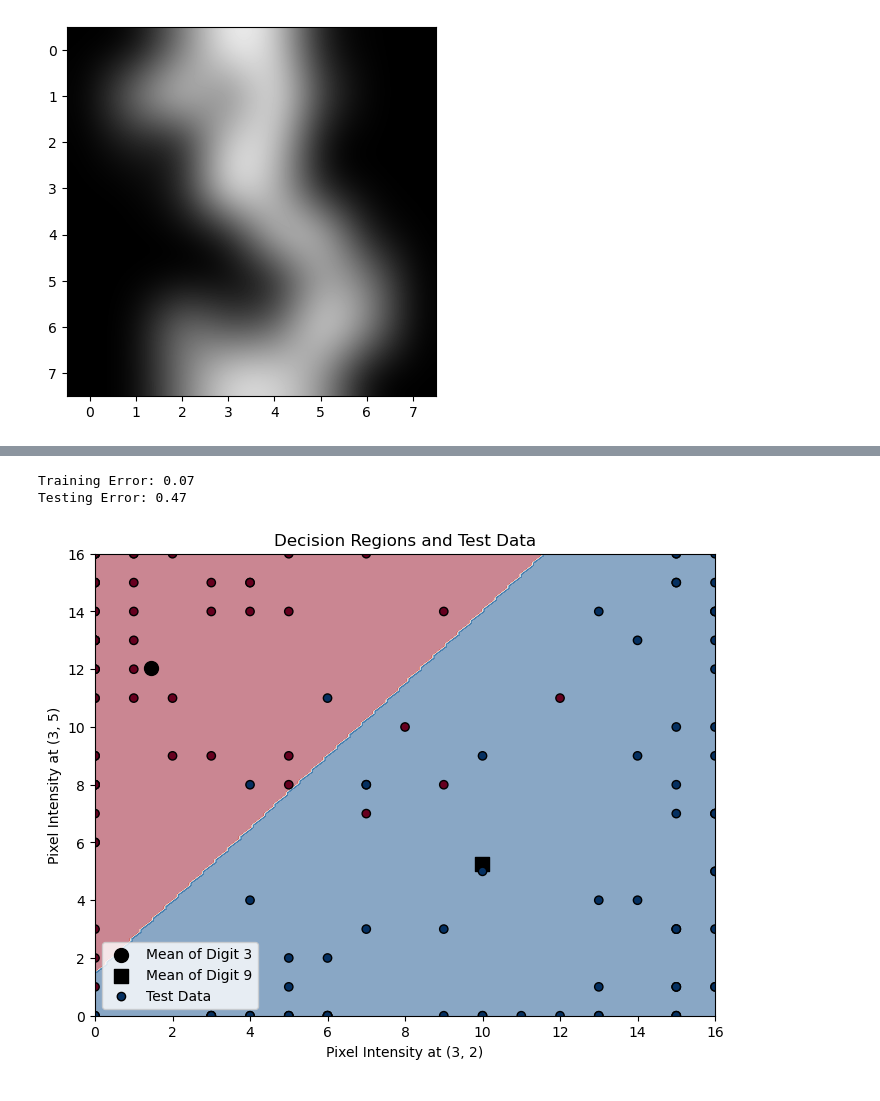
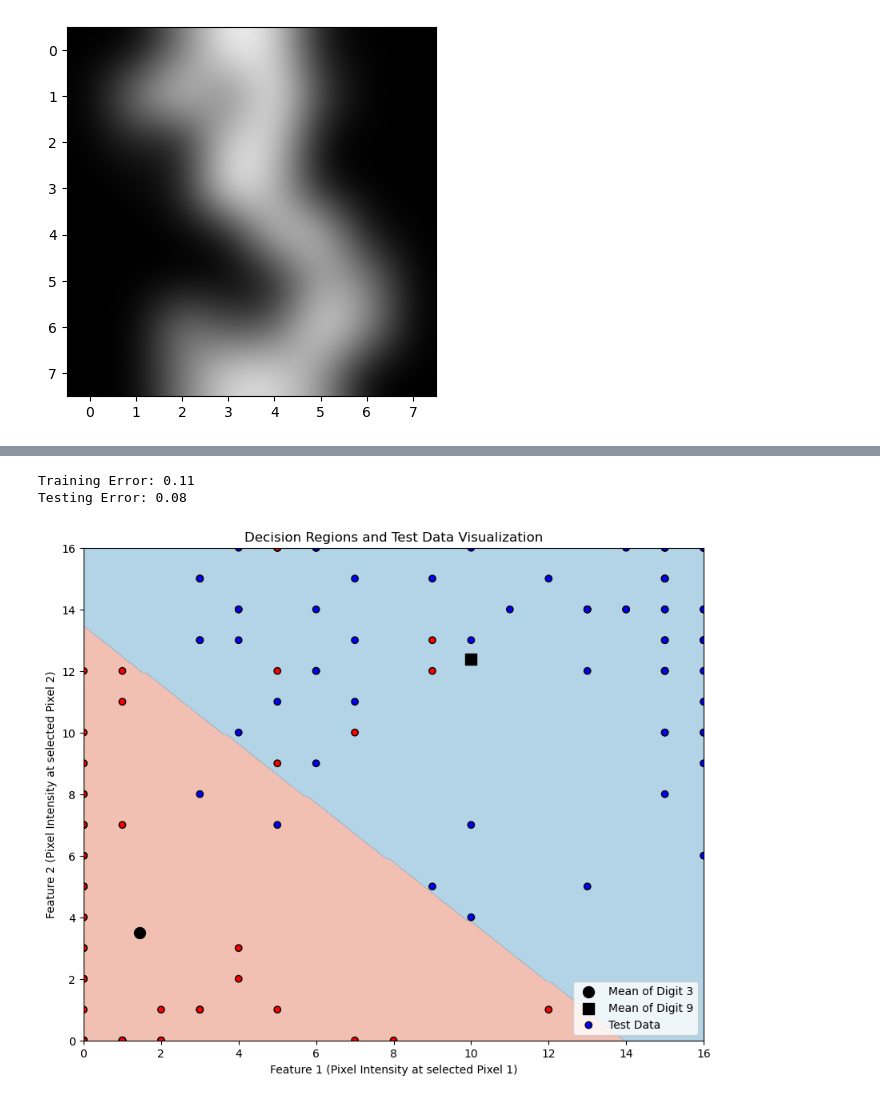
Before and after one commit to robin-alter/MSE-Exercises, a Jupyter notebook: 2024_05_08_Exercise_01/linear-classifiers-Ex2.ipynb, the cells around one changed output, grey strips where cells are left out. Cells and saved outputs as stored; diff of their text form; code cells hidden in the pictures.

```diff
--- a/2024_05_08_Exercise_01/linear-classifiers-Ex2.ipynb
+++ b/2024_05_08_Exercise_01/linear-classifiers-Ex2.ipynb
@@ -69,12 +48,0 @@ plt.show()
-# %%
-
-# Define the pixel indices that best distinguish between 3 and 9
-pixel_1 = 26  # Row 3, Column 2 (0-indexed)
-pixel_2 = 36  # Row 4, Column 4 (0-indexed)
-
-# Function to extract 2D features
-def features2d(x):
-    f1 = x[:, pixel_1]  # Feature 1
-    f2 = x[:, pixel_2]  # Feature 2
-    features = np.column_stack((f1, f2))
-    return features
@@ -116,79 +128,76 @@ plt.show()
 # %%
-
-# Convert list to numpy arrays for easier processing with scikit-learn and matplotlib
+# Convert test data to a NumPy array and extract 2D features
 X_test_array = np.array(X_test)
-
-# Extract 2D features for test data
 X_test_2d = features2d(X_test_array)
 
-# Adjust labels to -1 for '3' and 1 for '9'
+# Function to adjust labels to -1 for '3' and 1 for '9'
 def adjust_labels(labels):
     return np.where(labels == 3, -1, 1)
 
-y_train_labels = adjust_labels(y_train_array)
-y_test_labels = adjust_labels(y_test)
+# Adjust labels for training and test datasets
+y_train_labels = adjust_labels(np.array(y_train))  # Ensure y_train is converted to a NumPy array if not already
+y_test_labels = adjust_labels(np.array(y_test))    # Convert y_test to a NumPy array for consistent processing
 
-# Define the nearest mean classifier
+# Define the nearest mean classifier optimized with vectorized operations
 def nearest_mean_classifier(train_features, train_labels, test_features):
     mean_digit_3 = np.mean(train_features[train_labels == -1], axis=0)
     mean_digit_9 = np.mean(train_features[train_labels == 1], axis=0)
 
-    predicted_labels = []
-    for feature in test_features:
-        dist_to_3 = np.linalg.norm(feature - mean_digit_3)
-        dist_to_9 = np.linalg.norm(feature - mean_digit_9)
-        predicted_label = -1 if dist_to_3 < dist_to_9 else 1
-        predicted_labels.append(predicted_label)
+    # Calculate distances to each mean for all test features at once
+    dist_to_3 = np.linalg.norm(test_features - mean_digit_3, axis=1)
+    dist_to_9 = np.linalg.norm(test_features - mean_digit_9, axis=1)
+    predicted_labels = np.where(dist_to_3 < dist_to_9, -1, 1)
 
-    return np.array(predicted_labels)
+    return predicted_labels
 
-# Classify training and test datasets
+# Classify the training and test datasets
 predicted_train_labels = nearest_mean_classifier(X_train_2d, y_train_labels, X_train_2d)
 predicted_test_labels = nearest_mean_classifier(X_train_2d, y_train_labels, X_test_2d)
 
-# Calculate classification error
+# Function to calculate classification error
 def classification_error(true_labels, predicted_labels):
     return np.mean(true_labels != predicted_labels)
 
+# Calculate and print the classification errors
 train_error = classification_error(y_train_labels, predicted_train_labels)
 test_error = classification_error(y_test_labels, predicted_test_labels)
-
-# Print the errors
 print(f"Training Error: {train_error:.2f}")
 print(f"Testing Error: {test_error:.2f}")
 # %% [output]
-Training Error: 0.07
-Testing Error: 0.47
+Training Error: 0.11
+Testing Error: 0.08
 # %%
 
 # Create a grid of points in the feature space
 x1_min, x1_max = X_train_2d[:, 0].min(), X_train_2d[:, 0].max()
 x2_min, x2_max = X_train_2d[:, 1].min(), X_train_2d[:, 1].max()
 xx1, xx2 = np.meshgrid(np.linspace(x1_min, x1_max, 200), np.linspace(x2_min, x2_max, 200))
 grid_points = np.c_[xx1.ravel(), xx2.ravel()]
 
-# Predict class for each point on the grid
-predicted_labels = nearest_mean(X_train_2d, y_train_adjusted, grid_points).reshape(xx1.shape)
+# Predict class for each point on the grid using the correct function and variables
+predicted_labels = nearest_mean_classifier(X_train_2d, y_train_labels, grid_points).reshape(xx1.shape)
 
 # Plot the decision regions
-plt.figure(figsize=(8, 6))
-plt.contourf(xx1, xx2, predicted_labels, alpha=0.5, cmap='RdBu')
+plt.figure(figsize=(10, 8))
+plt.contourf(xx1, xx2, predicted_labels, alpha=0.5, cmap='RdBu', levels=np.array([-1, 0, 1]))
 
 # Plot class means
-mean_digit_3 = np.mean(X_train_2d[y_train_adjusted == -1], axis=0)
-mean_digit_9 = np.mean(X_train_2d[y_train_adjusted == 1], axis=0)
+mean_digit_3 = np.mean(X_train_2d[y_train_labels == -1], axis=0)
+mean_digit_9 = np.mean(X_train_2d[y_train_labels == 1], axis=0)
 plt.scatter(mean_digit_3[0], mean_digit_3[1], c='black', marker='o', s=100, label='Mean of Digit 3')
 plt.scatter(mean_digit_9[0], mean_digit_9[1], c='black', marker='s', s=100, label='Mean of Digit 9')
 
 # Plot test data points
-plt.scatter(X_test_2d[:, 0], X_test_2d[:, 1], c=y_test_adjusted, cmap='RdBu', edgecolors='k', label='Test Data')
+# Ensure test data points are colored according to their actual labels
+colors = ['red' if label == -1 else 'blue' for label in y_test_labels]
+plt.scatter(X_test_2d[:, 0], X_test_2d[:, 1], color=colors, edgecolors='k', label='Test Data')
 
 # Add labels and legend
-plt.xlabel('Pixel Intensity at (3, 2)')
-plt.ylabel('Pixel Intensity at (3, 5)')
-plt.title('Decision Regions and Test Data')
+plt.xlabel('Feature 1 (Pixel Intensity at selected Pixel 1)')
+plt.ylabel('Feature 2 (Pixel Intensity at selected Pixel 2)')
+plt.title('Decision Regions and Test Data Visualization')
 plt.legend()
 
 plt.show()
 # %% [output]
-[figure, old version]
+[figure, new version]
```
Also changed, not shown: parts of 4 cells of this notebook.
